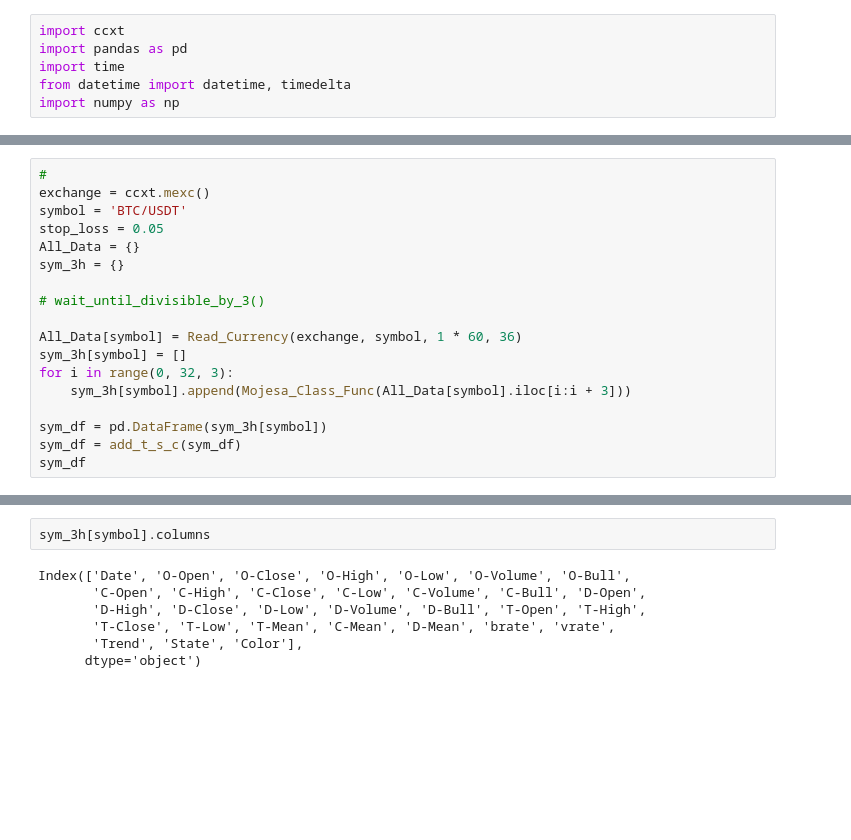
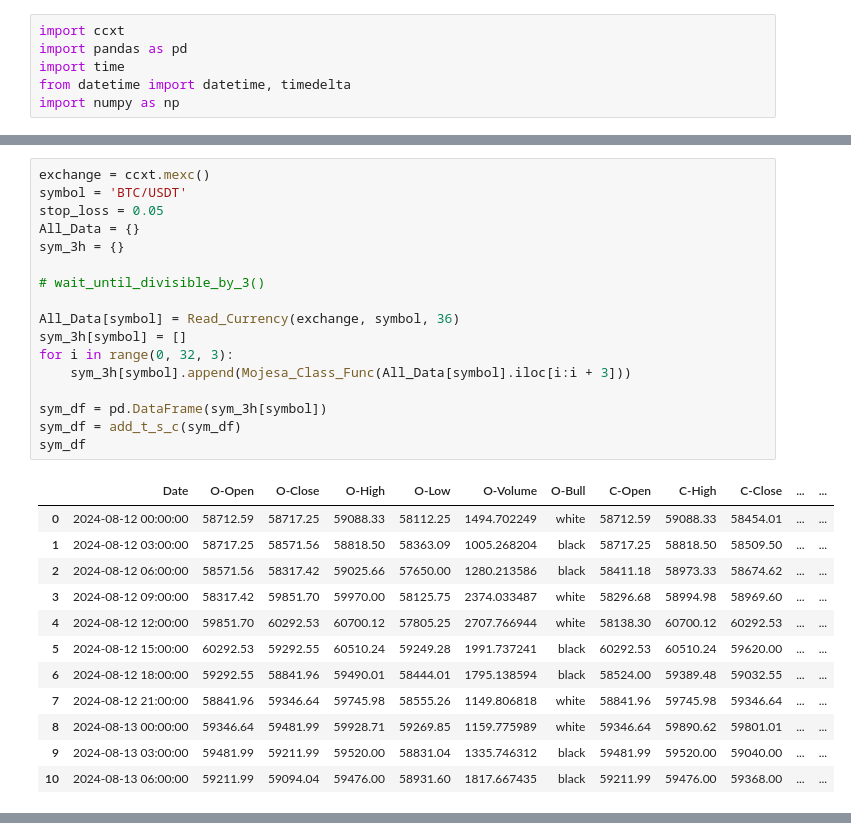
Before and after one commit to Mhjalali/shared, a Jupyter notebook: realtime.ipynb, the cells around one changed output, grey strips where cells are left out. Cells and saved outputs as stored; diff of their text form; blank space fills up the shorter version.

```diff
--- a/realtime.ipynb
+++ b/realtime.ipynb
@@ -970,19 +973,30 @@ def find_last_three_colors(df):
 # %%
-#
 exchange = ccxt.mexc()
 symbol = 'BTC/USDT'
 stop_loss = 0.05
 All_Data = {}
 sym_3h = {}
 
 # wait_until_divisible_by_3()
 
-All_Data[symbol] = Read_Currency(exchange, symbol, 1 * 60, 36)
+All_Data[symbol] = Read_Currency(exchange, symbol, 36)
 sym_3h[symbol] = []
 for i in range(0, 32, 3):
     sym_3h[symbol].append(Mojesa_Class_Func(All_Data[symbol].iloc[i:i + 3]))
 
 sym_df = pd.DataFrame(sym_3h[symbol])
 sym_df = add_t_s_c(sym_df)
 sym_df
 # %% [output]
+|  | Date | O-Open | O-Close | O-High | O-Low | O-Volume | O-Bull | C-Open | C-High | C-Close | ... | ... |
+| 0 | 2024-08-12 00:00:00 | 58712.59 | 58717.25 | 59088.33 | 58112.25 | 1494.702249 | white | 58712.59 | 59088.33 | 58454.01 | ... | ... |
+| 1 | 2024-08-12 03:00:00 | 58717.25 | 58571.56 | 58818.50 | 58363.09 | 1005.268204 | black | 58717.25 | 58818.50 | 58509.50 | ... | ... |
+| 2 | 2024-08-12 06:00:00 | 58571.56 | 58317.42 | 59025.66 | 57650.00 | 1280.213586 | black | 58411.18 | 58973.33 | 58674.62 | ... | ... |
+| 3 | 2024-08-12 09:00:00 | 58317.42 | 59851.70 | 59970.00 | 58125.75 | 2374.033487 | white | 58296.68 | 58994.98 | 58969.60 | ... | ... |
+| 4 | 2024-08-12 12:00:00 | 59851.70 | 60292.53 | 60700.12 | 57805.25 | 2707.766944 | white | 58138.30 | 60700.12 | 60292.53 | ... | ... |
+| 5 | 2024-08-12 15:00:00 | 60292.53 | 59292.55 | 60510.24 | 59249.28 | 1991.737241 | black | 60292.53 | 60510.24 | 59620.00 | ... | ... |
+| 6 | 2024-08-12 18:00:00 | 59292.55 | 58841.96 | 59490.01 | 58444.01 | 1795.138594 | black | 58524.00 | 59389.48 | 59032.55 | ... | ... |
+| 7 | 2024-08-12 21:00:00 | 58841.96 | 59346.64 | 59745.98 | 58555.26 | 1149.806818 | white | 58841.96 | 59745.98 | 59346.64 | ... | ... |
+| 8 | 2024-08-13 00:00:00 | 59346.64 | 59481.99 | 59928.71 | 59269.85 | 1159.775989 | white | 59346.64 | 59890.62 | 59801.01 | ... | ... |
+| 9 | 2024-08-13 03:00:00 | 59481.99 | 59211.99 | 59520.00 | 58831.04 | 1335.746312 | black | 59481.99 | 59520.00 | 59040.00 | ... | ... |
+| 10 | 2024-08-13 06:00:00 | 59211.99 | 59094.04 | 59476.00 | 58931.60 | 1817.667435 | black | 59211.99 | 59476.00 | 59368.00 | ... | ... |
@@ -1006,9 +1003,0 @@ sym_df
-# %%
-sym_3h[symbol].columns
-# %% [output]
-Index(['Date', 'O-Open', 'O-Close', 'O-High', 'O-Low', 'O-Volume', 'O-Bull',
-       'C-Open', 'C-High', 'C-Close', 'C-Low', 'C-Volume', 'C-Bull', 'D-Open',
-       'D-High', 'D-Close', 'D-Low', 'D-Volume', 'D-Bull', 'T-Open', 'T-High',
-       'T-Close', 'T-Low', 'T-Mean', 'C-Mean', 'D-Mean', 'brate', 'vrate',
-       'Trend', 'State', 'Color'],
-      dtype='object')
```
Also changed, not shown: parts of 5 cells of this notebook.
